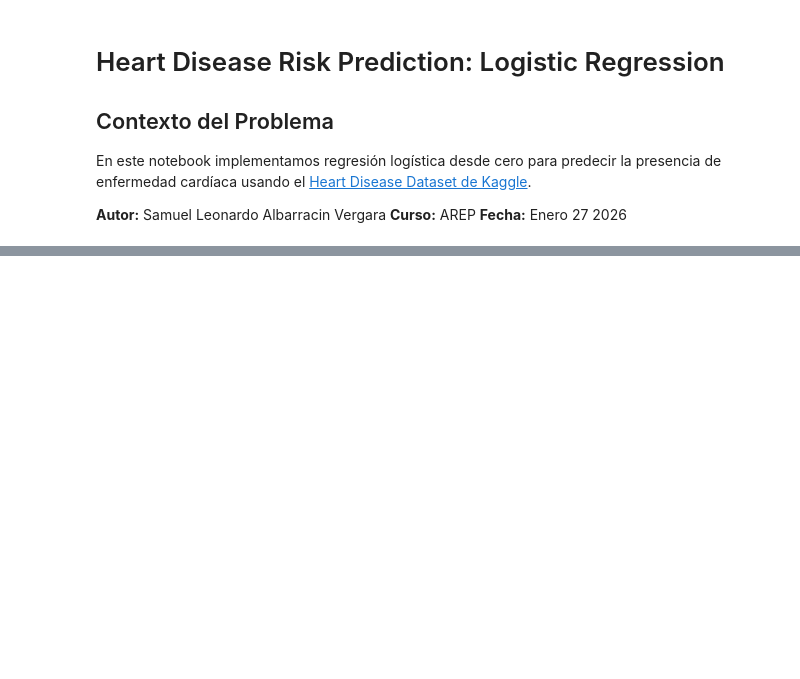
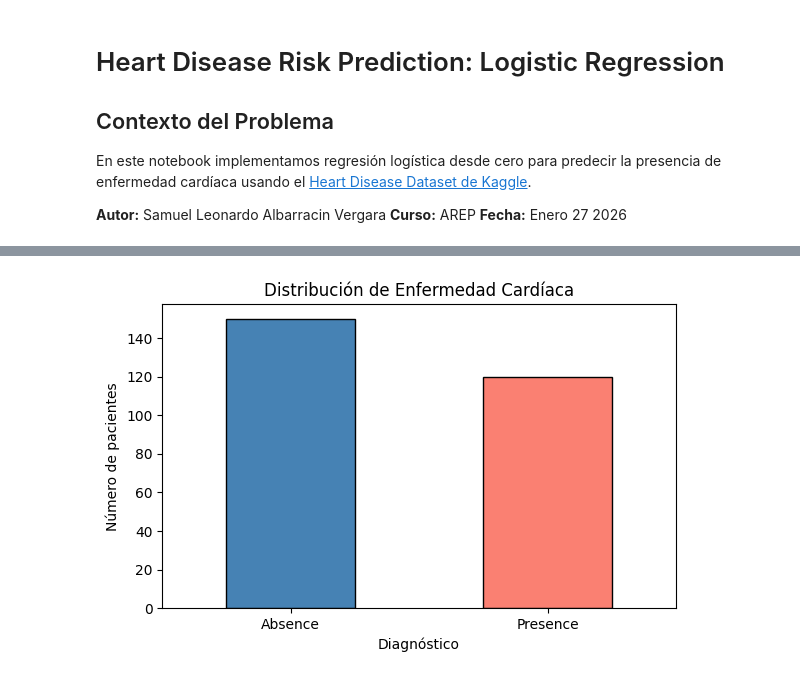
Before and after one commit to saleo5/AREP, a Jupyter notebook: heart-disease-lr/heart_disease_lr_analysis.ipynb, the cells around one changed output, grey strips where cells are left out. Saved outputs shown, nothing was run; the diff lists cells and outputs as text; code cells hidden in the pictures; blank space fills up the shorter version.

```diff
--- a/heart-disease-lr/heart_disease_lr_analysis.ipynb
+++ b/heart-disease-lr/heart_disease_lr_analysis.ipynb
@@ -35,0 +120,12 @@ df.shape
+# %%
+# Visualizar distribución del target
+fig, ax = plt.subplots(figsize=(6, 4))
+df['Heart Disease'].value_counts().plot(kind='bar', color=['steelblue', 'salmon'], edgecolor='black')
+plt.title('Distribución de Enfermedad Cardíaca')
+plt.xlabel('Diagnóstico')
+plt.ylabel('Número de pacientes')
+plt.xticks(rotation=0)
+plt.tight_layout()
+plt.show()
+# %% [output]
+[figure, added]
```
Also changed, not shown: parts of 53 cells of this notebook, 1 other file.
